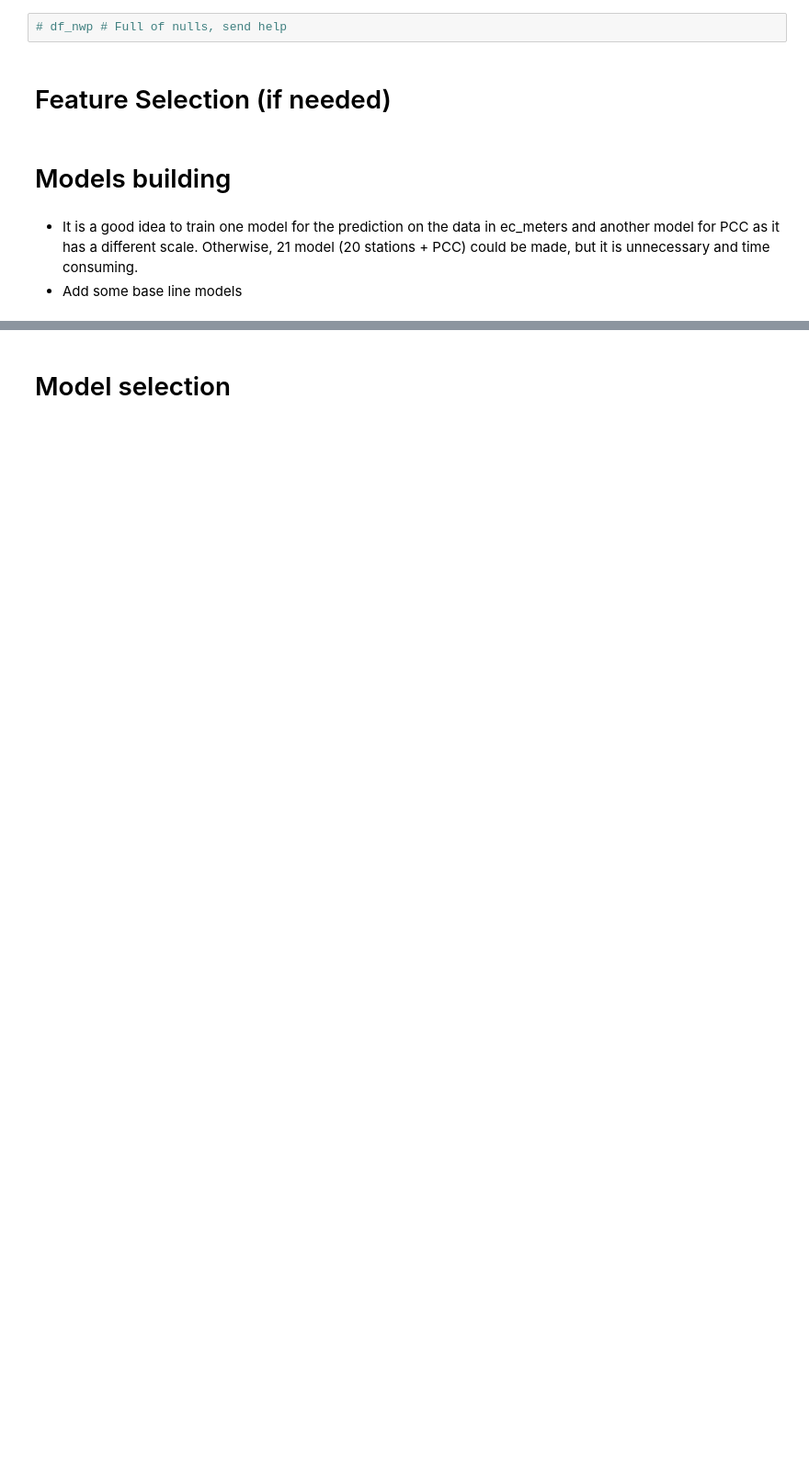
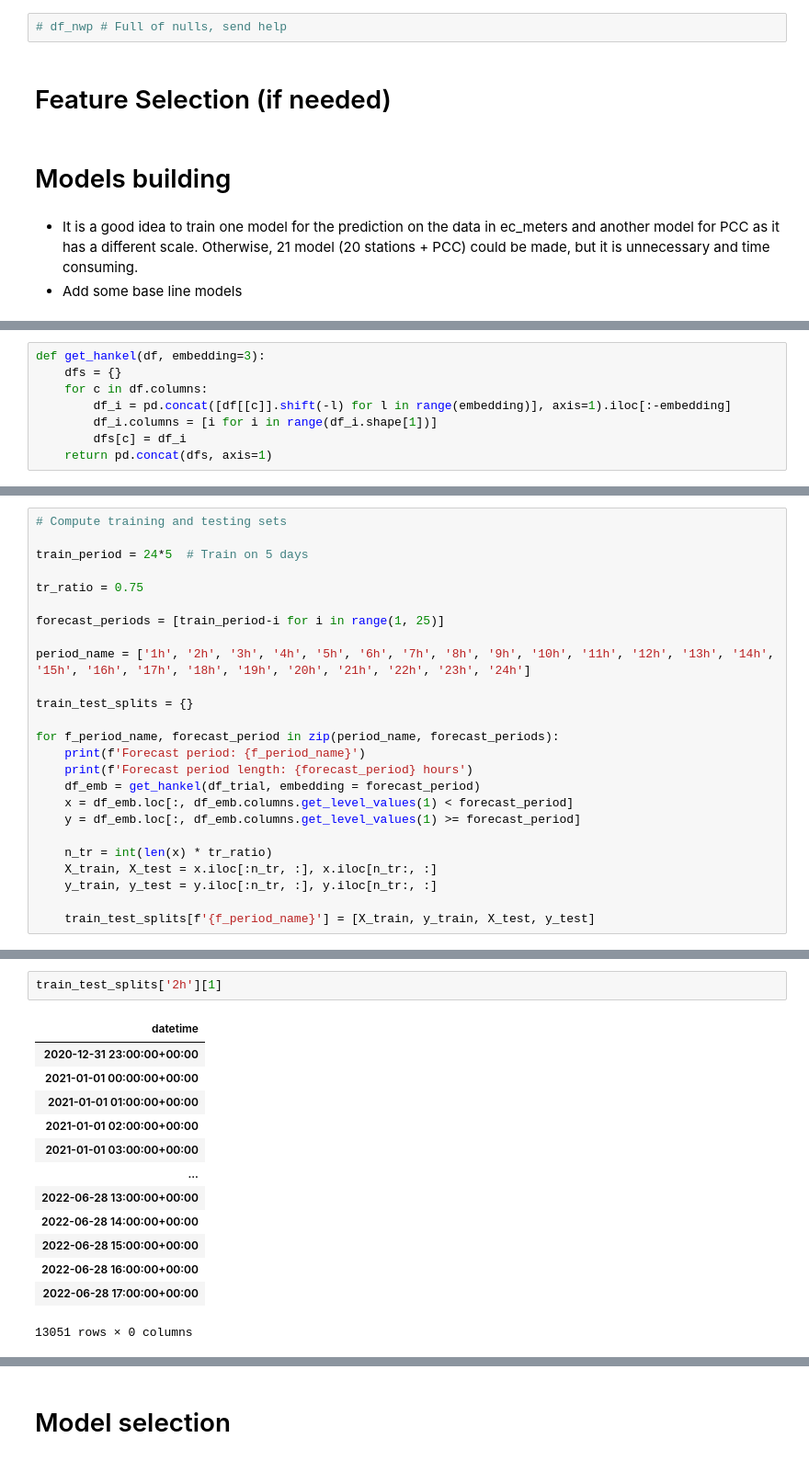
Before and after one commit to FabioLddo/time_series_energy_community_forecasting, a Jupyter notebook: Final_Project_Ippolito_Loddo_Margni.ipynb, the cells around one changed output, grey strips where cells are left out. Shown at 92% size. Cells and saved outputs as stored; diff of their text form; blank space fills up the shorter version.

```diff
--- a/Final_Project_Ippolito_Loddo_Margni.ipynb
+++ b/Final_Project_Ippolito_Loddo_Margni.ipynb
@@ -413,0 +443,8 @@ df.shape
+# %%
+def get_hankel(df, embedding=3):
+    dfs = {}
+    for c in df.columns:
+        df_i = pd.concat([df[[c]].shift(-l) for l in range(embedding)], axis=1).iloc[:-embedding]
+        df_i.columns = [i for i in range(df_i.shape[1])]
+        dfs[c] = df_i
+    return pd.concat(dfs, axis=1)
@@ -413,0 +463,25 @@ df.shape
+# %%
+# Compute training and testing sets
+
+train_period = 24*5  # Train on 5 days
+
+tr_ratio = 0.75
+
+forecast_periods = [train_period-i for i in range(1, 25)]
+
+period_name = ['1h', '2h', '3h', '4h', '5h', '6h', '7h', '8h', '9h', '10h', '11h', '12h', '13h', '14h', '15h', '16h', '17h', '18h', '19h', '20h', '21h', '22h', '23h', '24h']
+
+train_test_splits = {}
+
+for f_period_name, forecast_period in zip(period_name, forecast_periods):
+    print(f'Forecast period: {f_period_name}')
+    print(f'Forecast period length: {forecast_period} hours')
+    df_emb = get_hankel(df_trial, embedding = forecast_period)
+    x = df_emb.loc[:, df_emb.columns.get_level_values(1) < forecast_period]
+    y = df_emb.loc[:, df_emb.columns.get_level_values(1) >= forecast_period]
+
+    n_tr = int(len(x) * tr_ratio)
+    X_train, X_test = x.iloc[:n_tr, :], x.iloc[n_tr:, :]
+    y_train, y_test = y.iloc[:n_tr, :], y.iloc[n_tr:, :]
+
+    train_test_splits[f'{f_period_name}'] = [X_train, y_train, X_test, y_test]
@@ -413,0 +506,16 @@ df.shape
+# %%
+train_test_splits['2h'][1]
+# %% [output]
+| datetime |
+| 2020-12-31 23:00:00+00:00 |
+| 2021-01-01 00:00:00+00:00 |
+| 2021-01-01 01:00:00+00:00 |
+| 2021-01-01 02:00:00+00:00 |
+| 2021-01-01 03:00:00+00:00 |
+| ... |
+| 2022-06-28 13:00:00+00:00 |
+| 2022-06-28 14:00:00+00:00 |
+| 2022-06-28 15:00:00+00:00 |
+| 2022-06-28 16:00:00+00:00 |
+| 2022-06-28 17:00:00+00:00 |
+13051 rows × 0 columns
```
Also changed, not shown: parts of 8 cells of this notebook.
